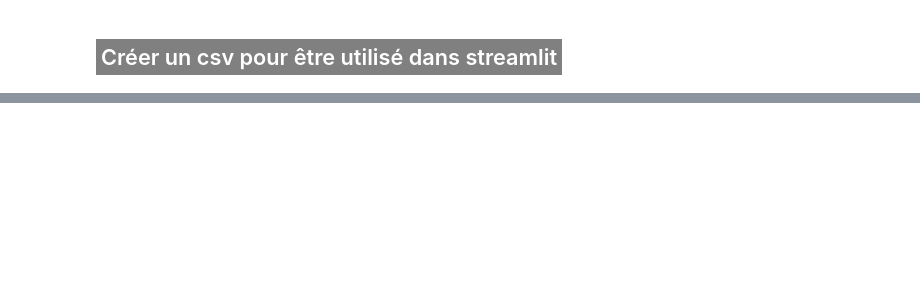
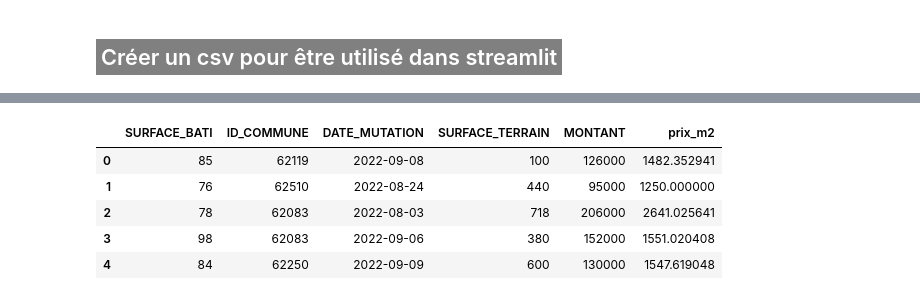
Before and after one commit to Kevin-Le-Grand/certif_app_immo, a Jupyter notebook: model/mise_a_jour_donnees.ipynb, the cells around one changed output, grey strips where cells are left out. Cells and saved outputs as stored; diff of their text form; code cells hidden in the pictures; blank space fills up the shorter version.

```diff
--- a/model/mise_a_jour_donnees.ipynb
+++ b/model/mise_a_jour_donnees.ipynb
@@ -233,6 +350,4 @@ param_mlflow(uri_tracking=uri_tracking,
 # Pour éviter de trop requêter sur rds mais aussi avoir une execution rapide de l'application.
 # Récupérer les données Region, département, communes, prix_M²/mois sur la dernière année ou
 # les deux dernières années suivant le modèle utilisé et par type de bien
-df = loading_data("""
-
-""")
+df.head()
@@ -238,0 +361,11 @@ df = loading_data("""
+# %%
+df["prix_m2"] = df["MONTANT"]/df["SURFACE_BATI"]
+# %%
+df.head()
+# %% [output]
+|  | SURFACE_BATI | ID_COMMUNE | DATE_MUTATION | SURFACE_TERRAIN | MONTANT | prix_m2 |
+| 0 | 85 | 62119 | 2022-09-08 | 100 | 126000 | 1482.352941 |
+| 1 | 76 | 62510 | 2022-08-24 | 440 | 95000 | 1250.000000 |
+| 2 | 78 | 62083 | 2022-08-03 | 718 | 206000 | 2641.025641 |
+| 3 | 98 | 62083 | 2022-09-06 | 380 | 152000 | 1551.020408 |
+| 4 | 84 | 62250 | 2022-09-09 | 600 | 130000 | 1547.619048 |
```
Also changed, not shown: parts of 20 cells of this notebook.
